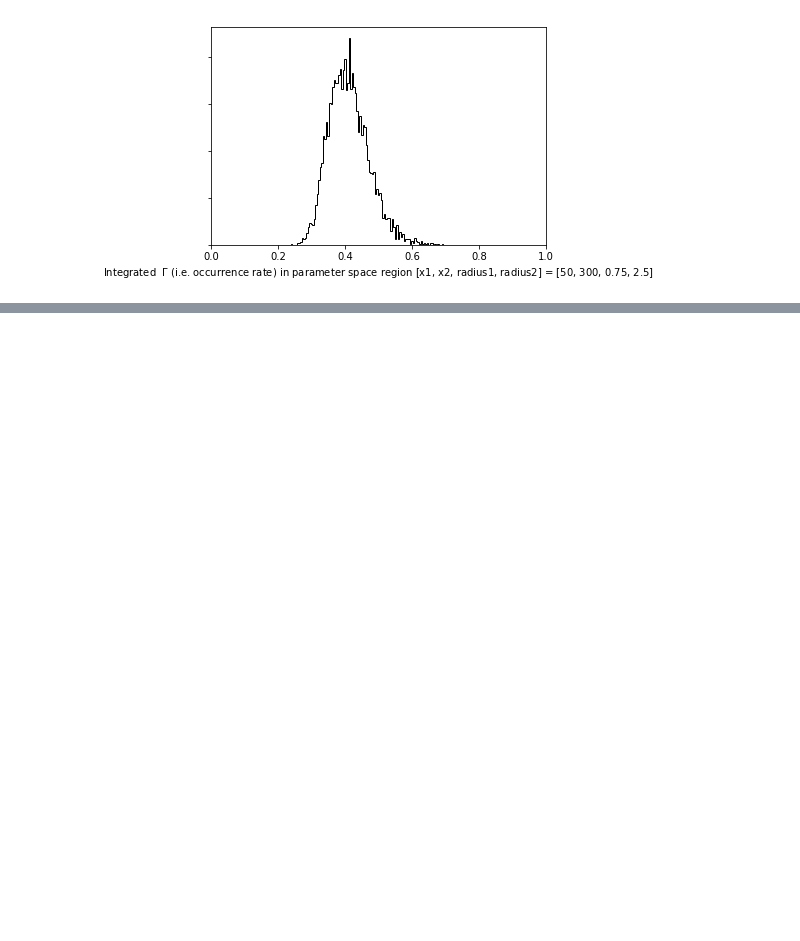
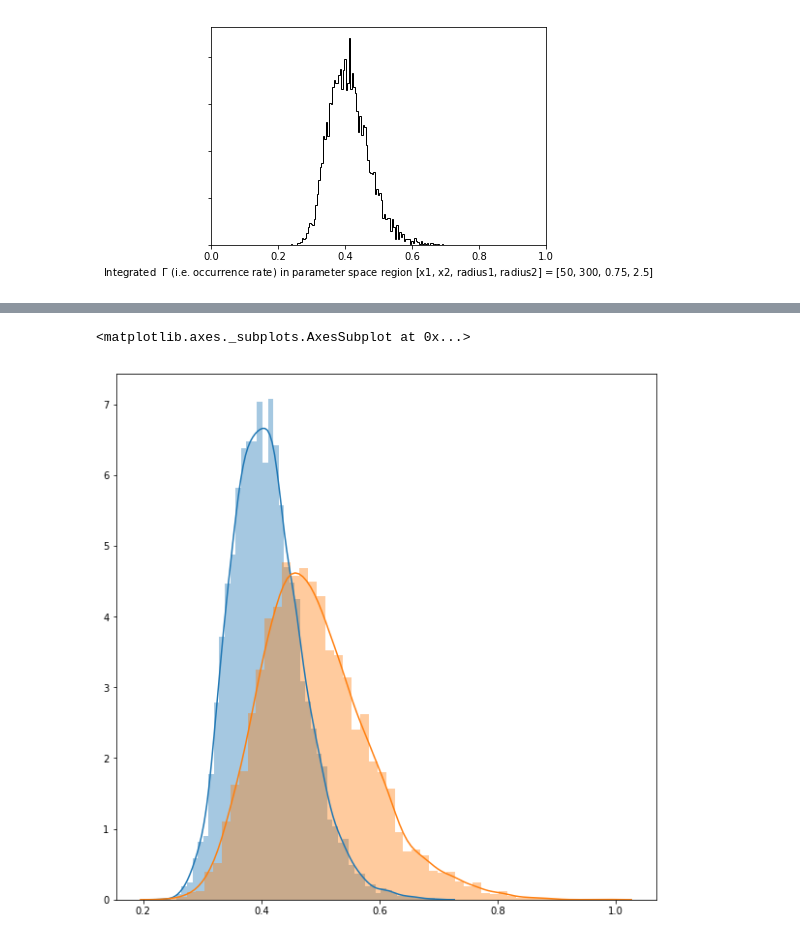
Before and after one commit to mshabram/PyStan_Kepler_Exoplanet_Populations, a Jupyter notebook: occurrence_rate_plotting.ipynb, the cells around one changed output, grey strips where cells are left out. Cells and saved outputs as stored; diff of their text form; code cells hidden in the pictures; blank space fills up the shorter version.

```diff
--- a/occurrence_rate_plotting.ipynb
+++ b/occurrence_rate_plotting.ipynb
@@ -155,0 +160,6 @@ pl.legend()
+# %%
+sns.distplot(int_gamma_samples_no_uncs)
+sns.distplot(int_gamma_samples_real_uncs)
+# %% [output]
+<matplotlib.axes._subplots.AxesSubplot at 0x...>
+[figure, added]
```
Also changed, not shown: parts of 4 cells of this notebook.
